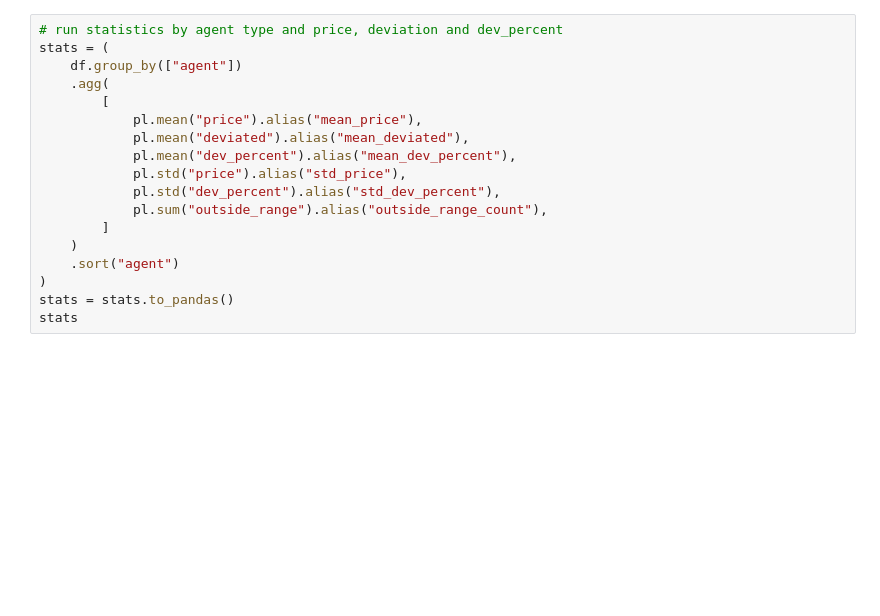
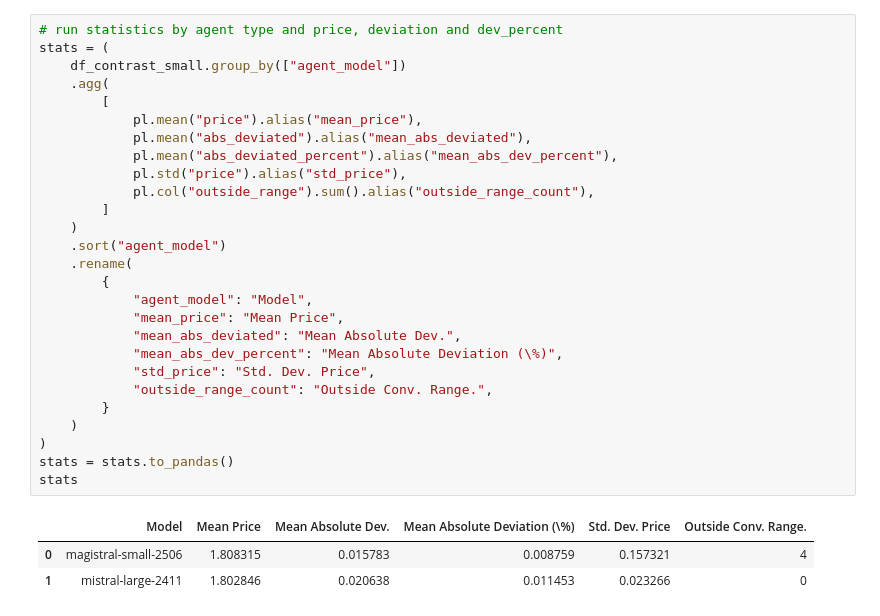
Before and after one commit to luciasauer/algorithmic_pricing_llms, a Jupyter notebook: notebooks/results_plotting.ipynb, the cells around one changed output. Drawn from its saved outputs; the diff is of its cells as text; blank space fills up the shorter version.

```diff
--- a/notebooks/results_plotting.ipynb
+++ b/notebooks/results_plotting.ipynb
@@ -136,18 +248,31 @@ df
 # %%
 # run statistics by agent type and price, deviation and dev_percent
 stats = (
-    df.group_by(["agent"])
+    df_contrast_small.group_by(["agent_model"])
     .agg(
         [
             pl.mean("price").alias("mean_price"),
-            pl.mean("deviated").alias("mean_deviated"),
-            pl.mean("dev_percent").alias("mean_dev_percent"),
+            pl.mean("abs_deviated").alias("mean_abs_deviated"),
+            pl.mean("abs_deviated_percent").alias("mean_abs_dev_percent"),
             pl.std("price").alias("std_price"),
-            pl.std("dev_percent").alias("std_dev_percent"),
-            pl.sum("outside_range").alias("outside_range_count"),
+            pl.col("outside_range").sum().alias("outside_range_count"),
         ]
     )
-    .sort("agent")
+    .sort("agent_model")
+    .rename(
+        {
+            "agent_model": "Model",
+            "mean_price": "Mean Price",
+            "mean_abs_deviated": "Mean Absolute Dev.",
+            "mean_abs_dev_percent": "Mean Absolute Deviation (\%)",
+            "std_price": "Std. Dev. Price",
+            "outside_range_count": "Outside Conv. Range.",
+        }
+    )
 )
 stats = stats.to_pandas()
 stats
+# %% [output]
+|  | Model | Mean Price | Mean Absolute Dev. | Mean Absolute Deviation (\%) | Std. Dev. Price | Outside Conv. Range. |
+| 0 | magistral-small-2506 | 1.808315 | 0.015783 | 0.008759 | 0.157321 | 4 |
+| 1 | mistral-large-2411 | 1.802846 | 0.020638 | 0.011453 | 0.023266 | 0 |
```
Also changed, not shown: parts of 18 cells of this notebook.
